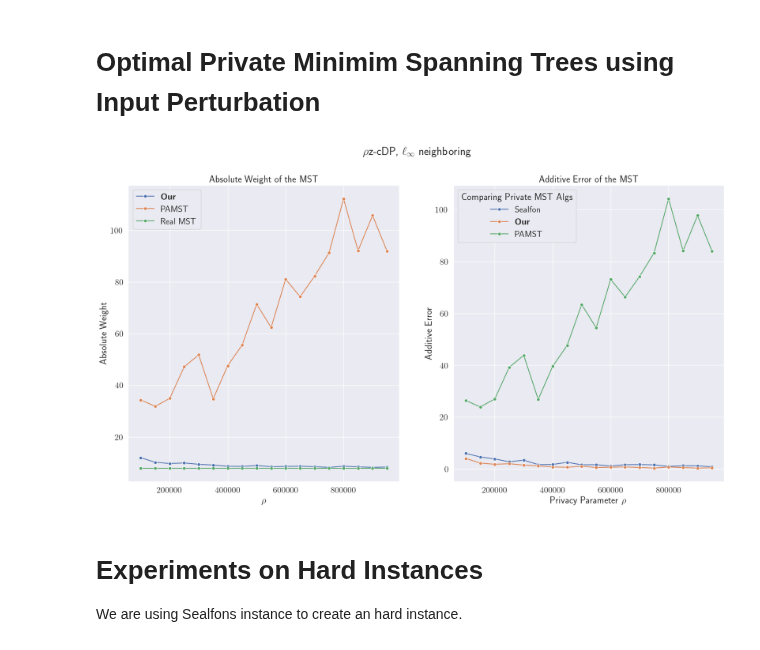
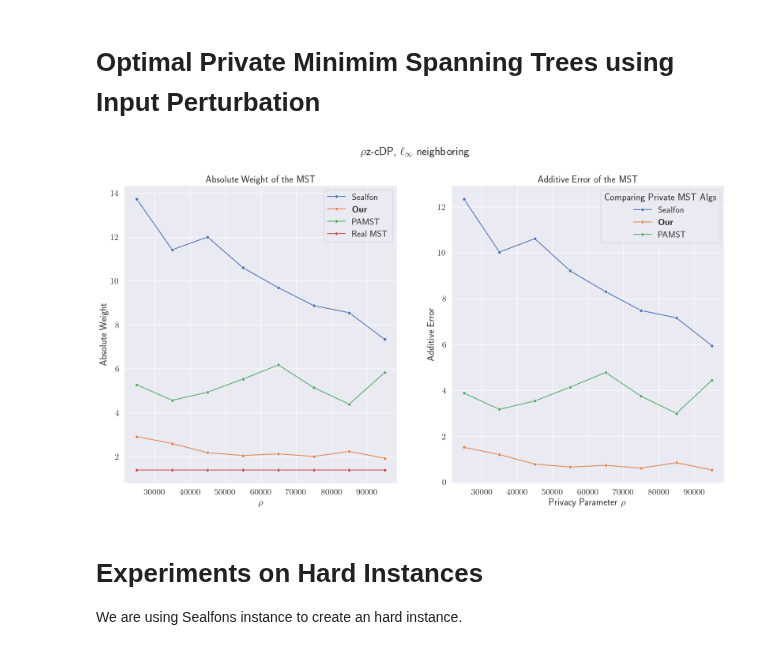
Before and after one commit to lukas681/Optimal-Private-Spanning-Trees, a Jupyter notebook: Notebooks/experiments.ipynb, the cells around one changed output. Drawn from its saved outputs; the diff is of its cells as text; code cells hidden in the pictures.

```diff
--- a/Notebooks/experiments.ipynb
+++ b/Notebooks/experiments.ipynb
@@ -18,13 +18,13 @@ sns.set_theme(font_scale=1.5, rc={'text.usetex' : True})
 
 # Privacy Parameters
 #rho_values = [0.1,0.015,0.2,0.375,0.5,1,2,4,6,10, 100, 200]
-rho_values = np.arange(0.001, 100000, 5000)
+#rho_values = np.arange(0.001, 100000, 5000)
 n = 100
-
 # Experiment with random graph
-rho_values = np.arange(100000, 1000000, 50000)
+# TODO: Somehow, we cause an float overflow for large values of rho
+rho_values = np.arange(20000, 100000, 5000)
 sensitivity = 1
-G = generate_random_complete_graph(n, range=5)
+G = generate_random_complete_graph(n, range=1)
 # IMPORTANT:: Something is wrong with the PAMST IMPLEMENTAION
 
 # Second experiment
@@ -45,35 +45,35 @@ results = compute(G=G, sensitivity=sensitivity, rho_values=rho_values)
 fig, axs = plt.subplots(1, 2, figsize=(20, 10))  # 2x2 grid
 fig.suptitle("$\\rho $z-cDP, $\\ell_\\infty$ neighboring")
 
 (sealfon, our, pamst, real) = (results['sealfon'], results['our'], results['pamst'], results['real'])
 
 # Error of the MST
-#ns.lineplot(x= rho_values, y=sealfon,marker='o', label="Sealfon", ax=axs[0])
+sns.lineplot(x= rho_values, y=sealfon,marker='o', label="Sealfon", ax=axs[0])
 #sns.lineplot(x=rho_values, y=upper, marker='o', label="upperbound", ax=axs[0])
 sns.lineplot(x= rho_values, y=our, marker='o', label="$\\textbf{Our}$", ax=axs[0])
 sns.lineplot(x= rho_values, y=pamst, marker='o', label="PAMST", ax=axs[0])
 sns.lineplot(x= rho_values, y=real, marker='o', label="Real MST", ax=axs[0])
 axs[0].set_title("Absolute Weight of the MST")
 # Error of the MST
 sns.lineplot(x= rho_values, y=[sealfon - real for sealfon, real in zip(sealfon, real)] ,marker='o', label="Sealfon", ax=axs[1])
 sns.lineplot(x= rho_values, y=[ours - real for ours, real in zip(our, real)] , marker='o', label="$\\textbf{Our}$", ax=axs[1])
 sns.lineplot(x= rho_values, y=[pamst - real for pamst, real in zip(results['pamst'], real)] , marker='o', label="PAMST", ax=axs[1])
 
 axs[1].set_title("Additive Error of the MST")
 axs[0].set_ylabel("Absolute Weight")
 #axs[0].set_ylim([0,100])
 
 axs[0].set_xlabel("$\\rho$")
 axs[1].set_ylabel("Additive Error")
 
 # Set plot title and labels
 # plt.title("Real MSTs")
 plt.xlabel("Privacy Parameter $\\rho$")
 # plt.ylabel("MST Weight")
 plt.legend(title = "Comparing Private MST Algs")
 plt.show()
 # %% [output]
-[figure, old version]
+[figure, new version]
 # %% [markdown]
 # Experiments on Hard Instances
 We are using Sealfons instance to create an hard instance.
```
Also changed, not shown: 2 other files.
